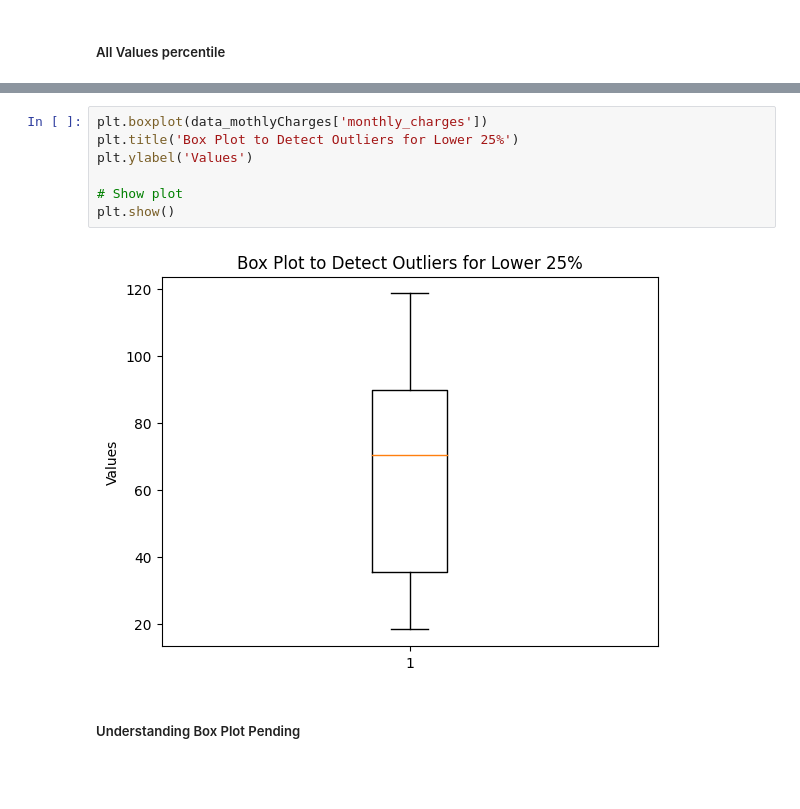
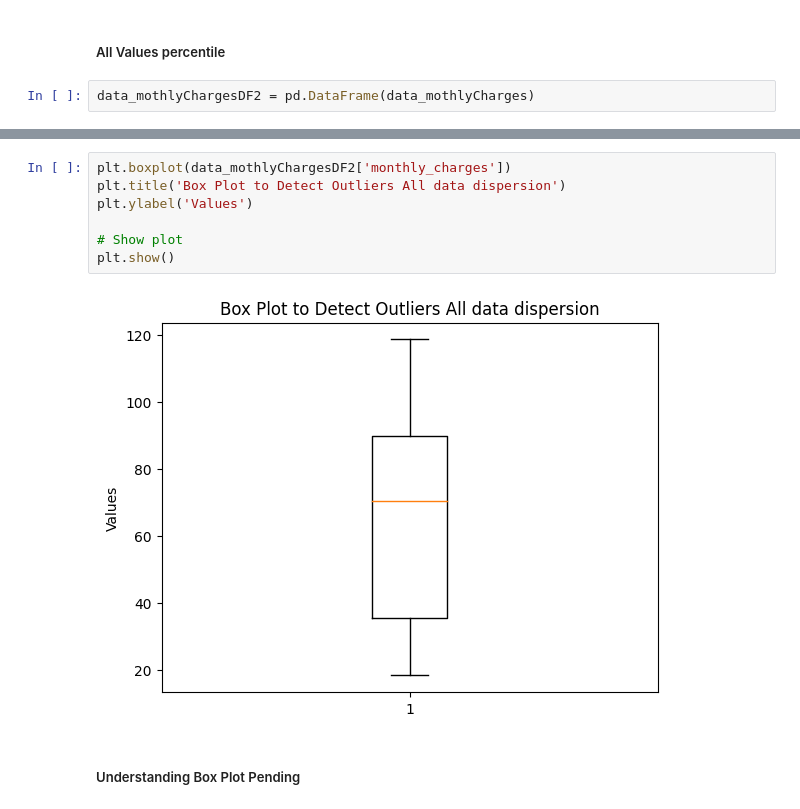
Before and after one commit to jdhova/Statistics-DataCleaning, a Jupyter notebook: MeanModeMedian.ipynb, the cells around one changed output, grey strips where cells are left out. Saved outputs shown, nothing was run; the diff lists cells and outputs as text; blank space fills up the shorter version.

```diff
--- a/MeanModeMedian.ipynb
+++ b/MeanModeMedian.ipynb
@@ -271,3 +271,5 @@ plt.show()
 # %% [markdown]
 ##### All Values percentile
+# %%
+data_mothlyChargesDF2 = pd.DataFrame(data_mothlyCharges)
 # %%
@@ -279,14 +281,14 @@ plt.ylabel('Frequency')
 Text(0, 0.5, 'Frequency')
 [figure]
 # %%
-plt.boxplot(data_mothlyCharges['monthly_charges'])
-plt.title('Box Plot to Detect Outliers for Lower 25%')
+plt.boxplot(data_mothlyChargesDF2['monthly_charges'])
+plt.title('Box Plot to Detect Outliers All data dispersion')
 plt.ylabel('Values')
 
 # Show plot
 plt.show()
 # %% [output]
-[figure, old version]
+[figure, new version]
 # %% [markdown]
 ##### Understanding Box Plot Pending
 # %%
```
Also changed, not shown: parts of 2 cells of this notebook.
